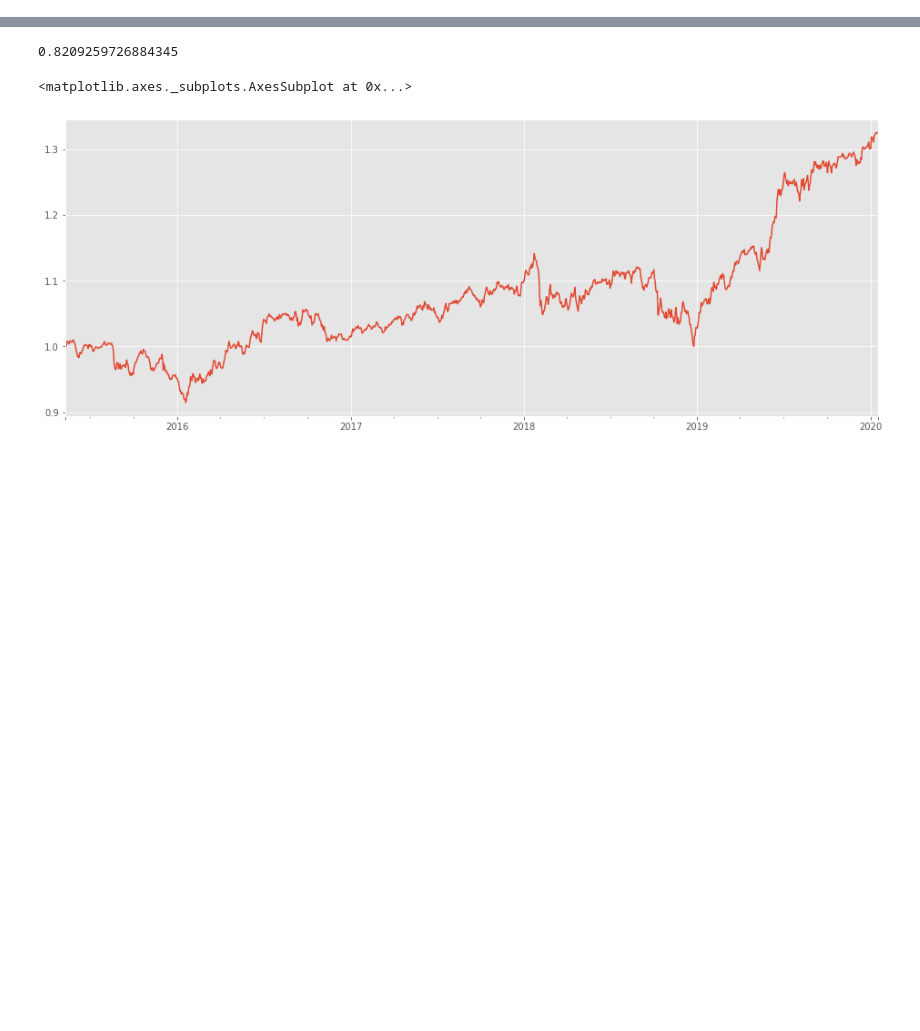
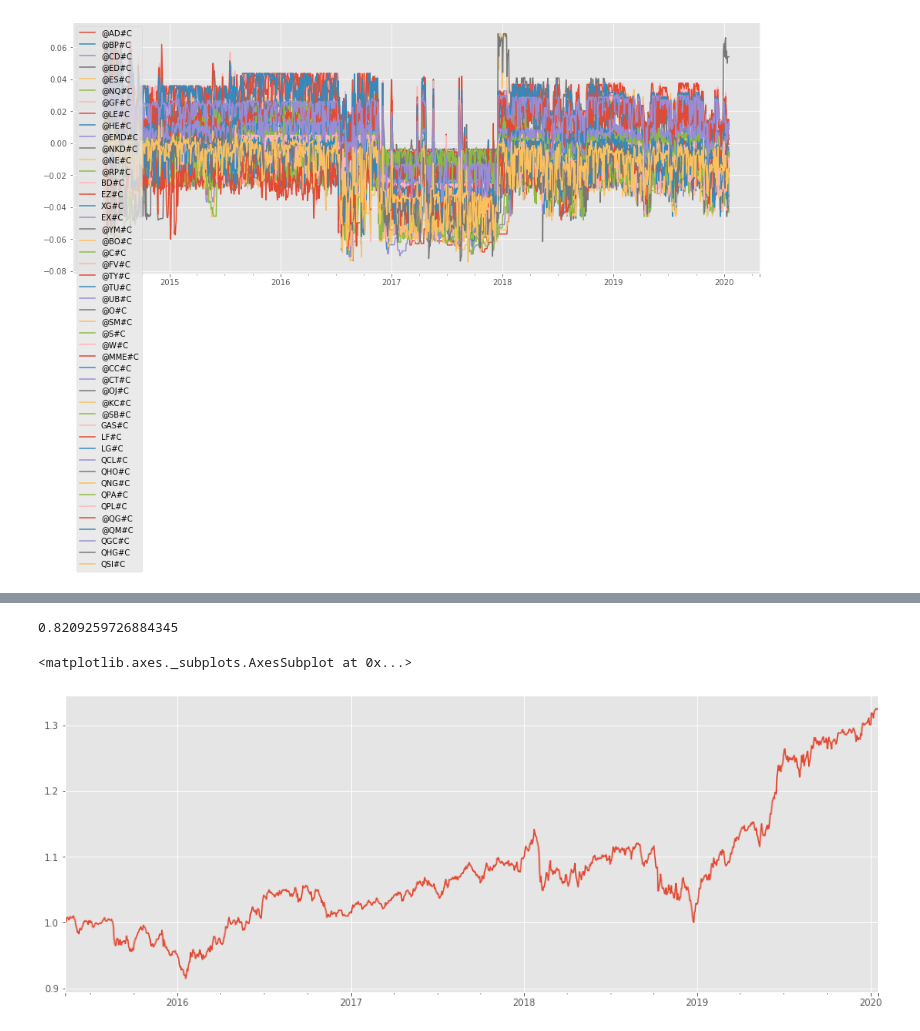
Before and after one commit to doda/fincl, a Jupyter notebook: backend/21_tearsheets.ipynb, the cells around one changed output, grey strips where cells are left out. Cells and saved outputs as stored; diff of their text form; code cells hidden in the pictures; blank space fills up the shorter version.

```diff
--- a/backend/21_tearsheets.ipynb
+++ b/backend/21_tearsheets.ipynb
@@ -253,4 +253,4 @@ signal = (primary_signals + 1) / 2
 # %%
-signal_r = signal.resample('1B').last()[]
+signal_r = signal.resample('1B').last()
 signal_r.plot()
 # %% [output]
@@ -258,3 +258,4 @@ SyntaxError: invalid syntax (<ipython-input-349-bd2c83f0bb46>, line 1)
+[figure, added]
 # %%
 signal_rs = signal_r.iloc[400:440][['@NQ#C', '@ED#C', '@ES#C']].copy(deep=True)
 signal_rs.plot()
```
Also changed, not shown: parts of 20 cells of this notebook, 7 other files.
